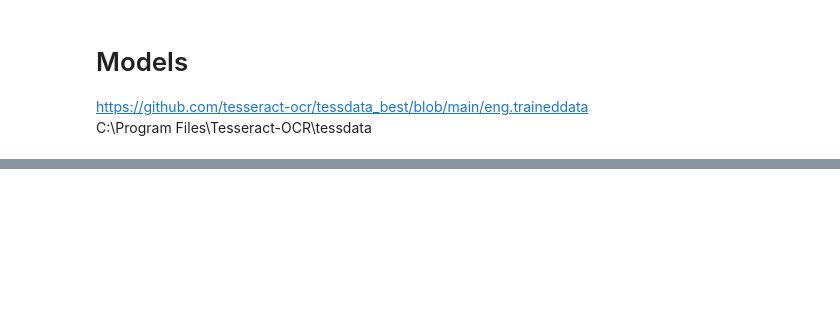
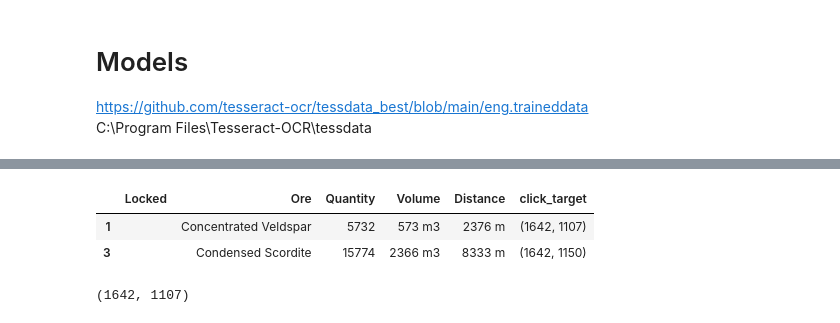
Before and after one commit to darkmatter2222/EVE-Online-Bot, a Jupyter notebook: Experiment/SurveyScanResultsInit.ipynb, the cells around one changed output, grey strips where cells are left out. Saved outputs shown, nothing was run; the diff lists cells and outputs as text; code cells hidden in the pictures; blank space fills up the shorter version.

```diff
--- a/Experiment/SurveyScanResultsInit.ipynb
+++ b/Experiment/SurveyScanResultsInit.ipynb
@@ -131,3 +133,13 @@ df
+# %%
+df[df['Quantity'].str.len()>0][0:2]
+# %% [output]
+|  | Locked | Ore | Quantity | Volume | Distance | click_target |
+| 1 |  | Concentrated Veldspar | 5732 | 573 m3 | 2376 m | (1642, 1107) |
+| 3 |  | Condensed Scordite | 15774 | 2366 m3 | 8333 m | (1642, 1150) |
+# %%
+df.loc[indicies[0], 'click_target']
+# %% [output]
+(1642, 1107)
 # %%
 import time
 # %%
```
Also changed, not shown: parts of 6 cells of this notebook.
